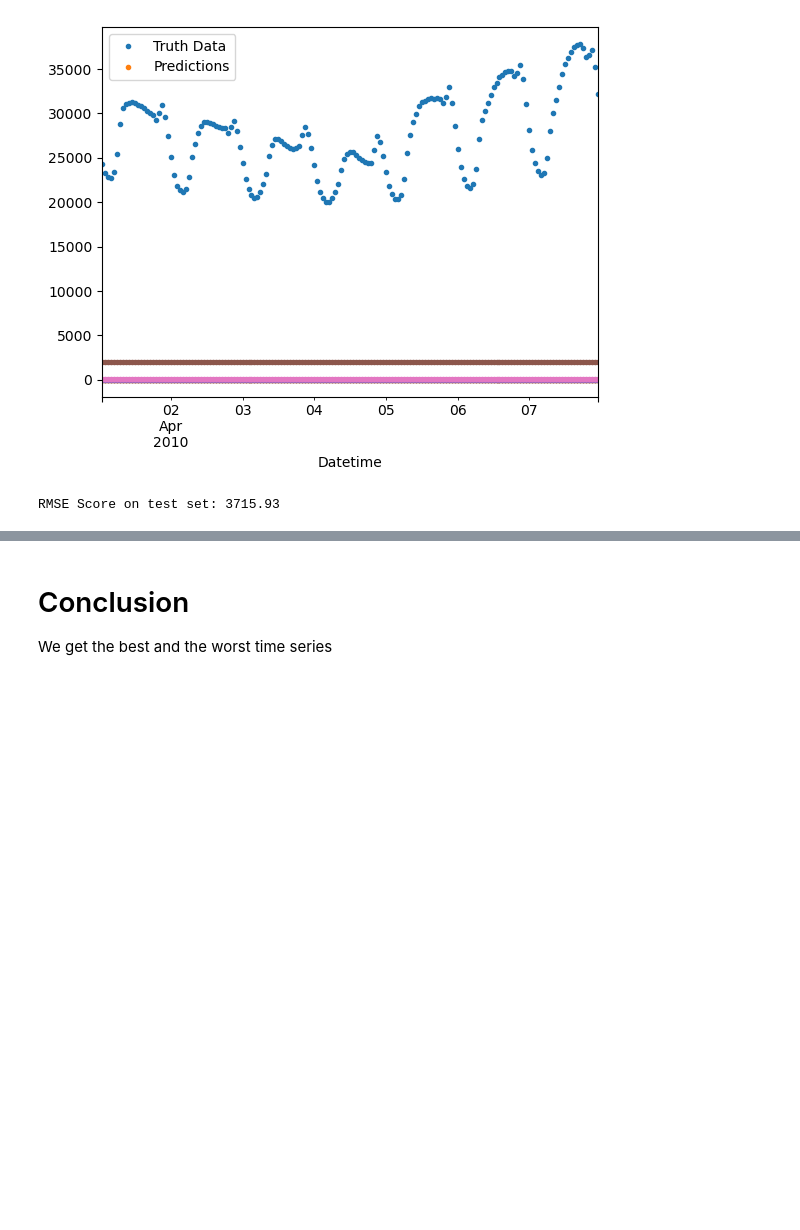
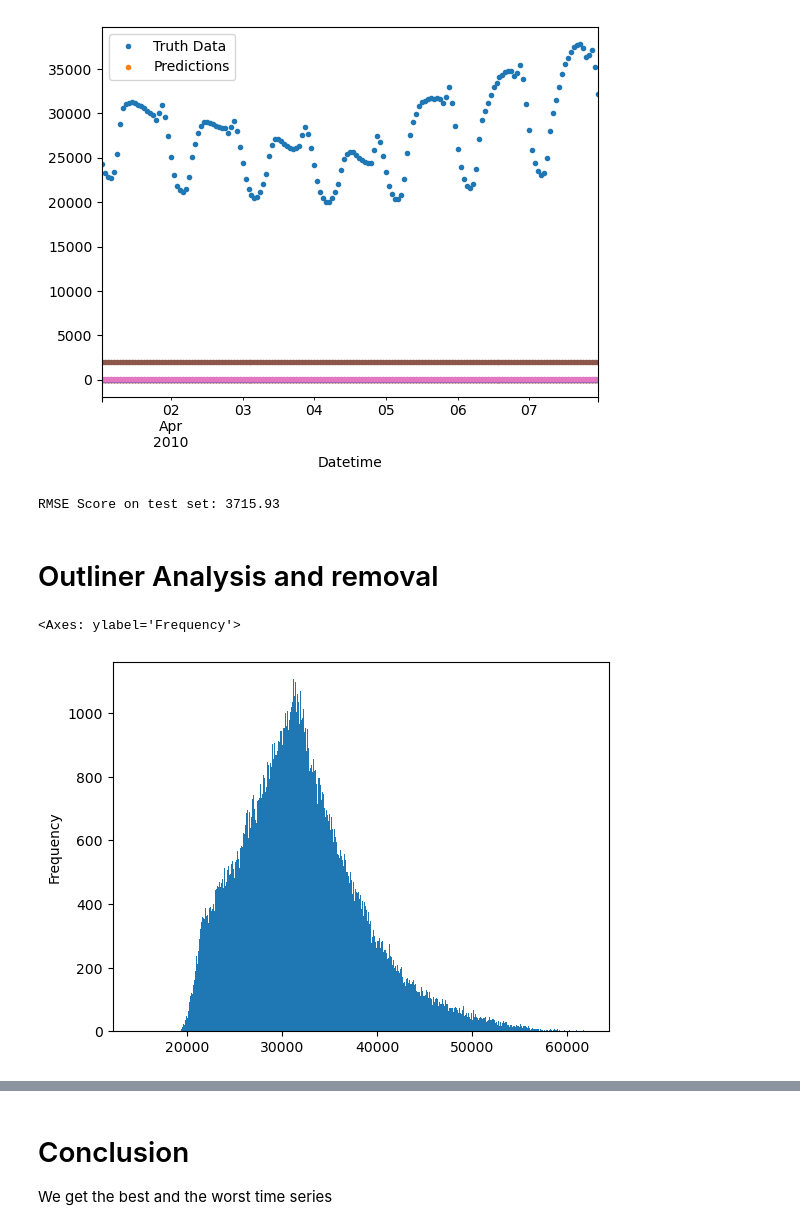
Before and after one commit to ridhimanamdev/Time_Series_Forecasting, a Jupyter notebook: time-series-forecasting.ipynb, the cells around one changed output, grey strips where cells are left out. Drawn from its saved outputs; the diff is of its cells as text; code cells hidden in the pictures; blank space fills up the shorter version.

```diff
--- a/time-series-forecasting.ipynb
+++ b/time-series-forecasting.ipynb
@@ -200,3 +203,10 @@ RMSE Score on test set: 3715.93
 # %%
 #test['date']=test.index.date
 #test.groupby('date')(np.abs(test[TARGET] - test['predictions'])).mean()
+# %% [markdown]
+# Outliner Analysis and removal
+# %%
+data['PJME_MW'].plot(kind='hist', bins=500)
+# %% [output]
+<Axes: ylabel='Frequency'>
+[figure, added]
```
Also changed, not shown: parts of 4 cells of this notebook.
